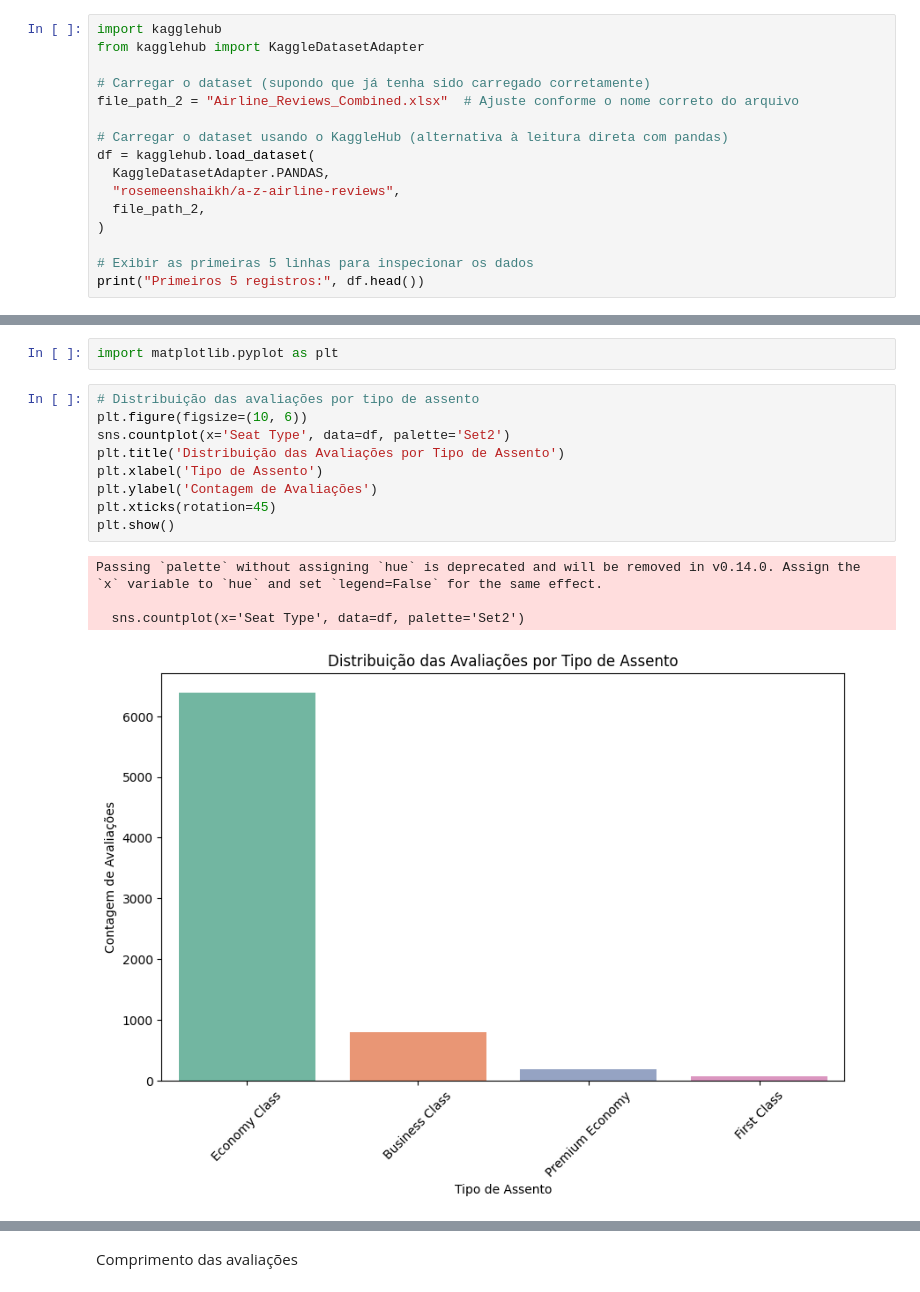
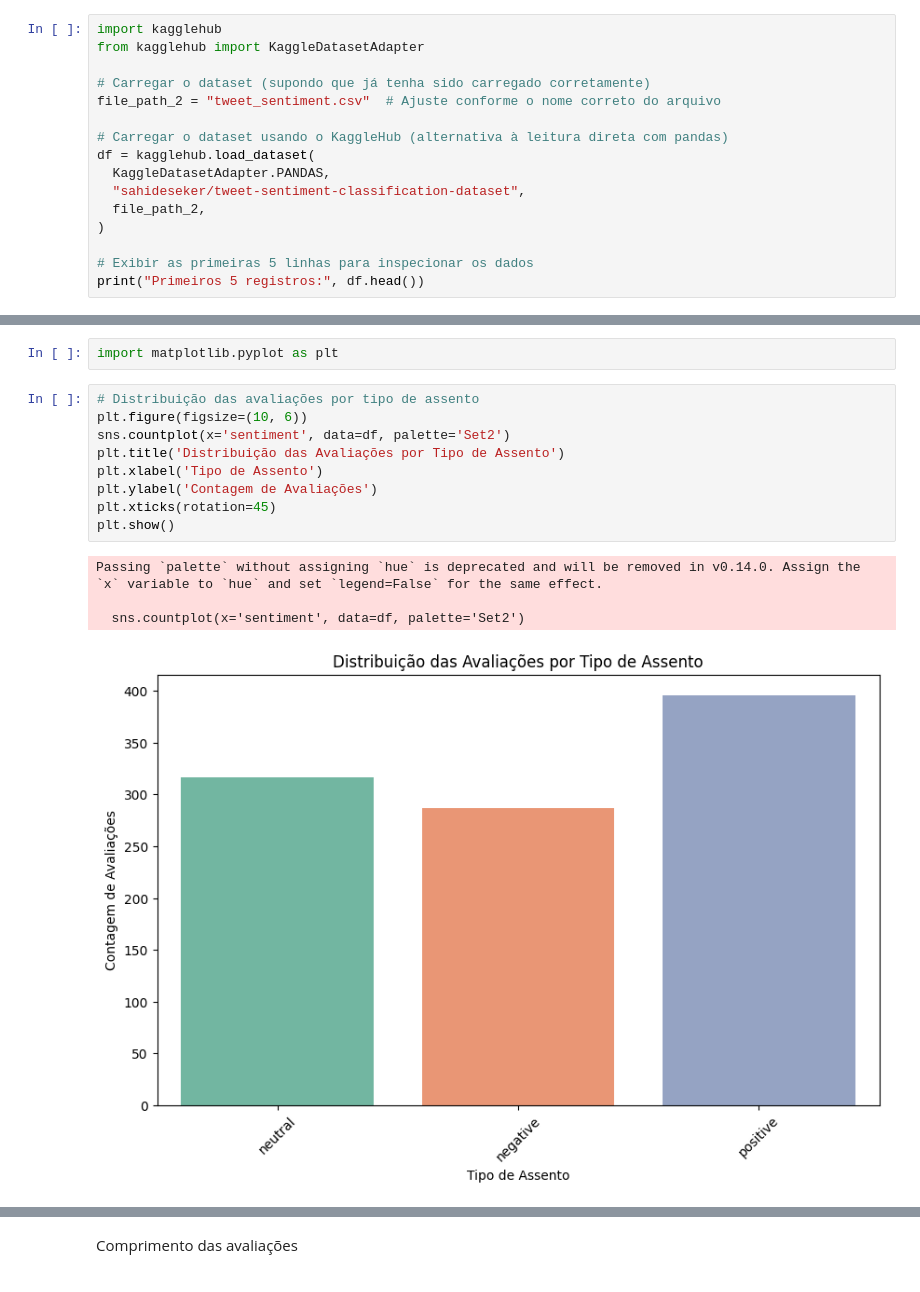
Before and after one commit to AlanOliveira43/Datacentric_01, a Jupyter notebook: Projeto.ipynb, the cells around one changed output, grey strips where cells are left out. Cells and saved outputs as stored; diff of their text form.

```diff
--- a/Projeto.ipynb
+++ b/Projeto.ipynb
@@ -103,12 +103,12 @@ import kagglehub
 from kagglehub import KaggleDatasetAdapter
 
 # Carregar o dataset (supondo que já tenha sido carregado corretamente)
-file_path_2 = "Airline_Reviews_Combined.xlsx"  # Ajuste conforme o nome correto do arquivo
+file_path_2 = "tweet_sentiment.csv"  # Ajuste conforme o nome correto do arquivo
 
 # Carregar o dataset usando o KaggleHub (alternativa à leitura direta com pandas)
 df = kagglehub.load_dataset(
   KaggleDatasetAdapter.PANDAS,
-  "rosemeenshaikh/a-z-airline-reviews",
+  "sahideseker/tweet-sentiment-classification-dataset",
   file_path_2,
 )
 
@@ -148,14 +138,14 @@ import matplotlib.pyplot as plt
 # %%
 # Distribuição das avaliações por tipo de assento
 plt.figure(figsize=(10, 6))
-sns.countplot(x='Seat Type', data=df, palette='Set2')
+sns.countplot(x='sentiment', data=df, palette='Set2')
 plt.title('Distribuição das Avaliações por Tipo de Assento')
 plt.xlabel('Tipo de Assento')
 plt.ylabel('Contagem de Avaliações')
 plt.xticks(rotation=45)
 plt.show()
 # %% [output]
 Passing `palette` without assigning `hue` is deprecated and will be removed in v0.14.0. Assign the `x` variable to `hue` and set `legend=False` for the same effect.
 
-  sns.countplot(x='Seat Type', data=df, palette='Set2')
+  sns.countplot(x='sentiment', data=df, palette='Set2')
-[figure, old version]
+[figure, new version]
```
Also changed, not shown: parts of 14 cells of this notebook.
